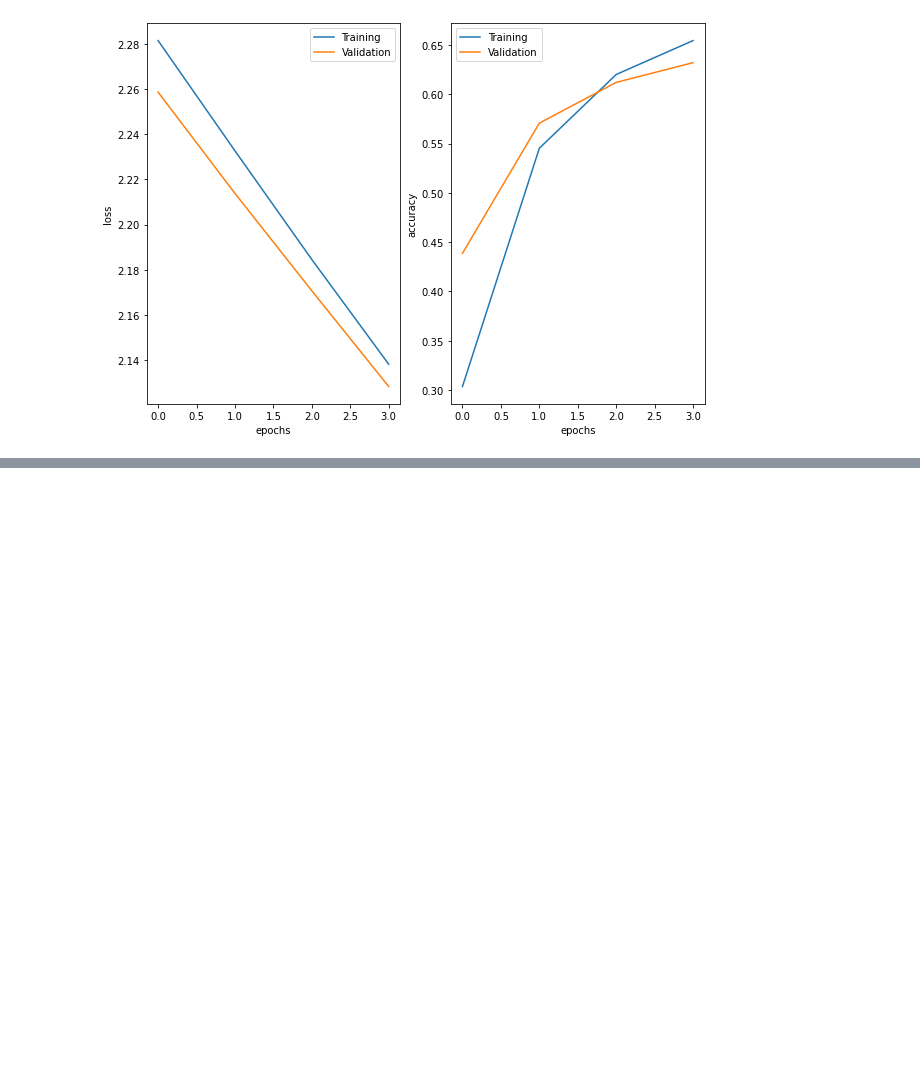
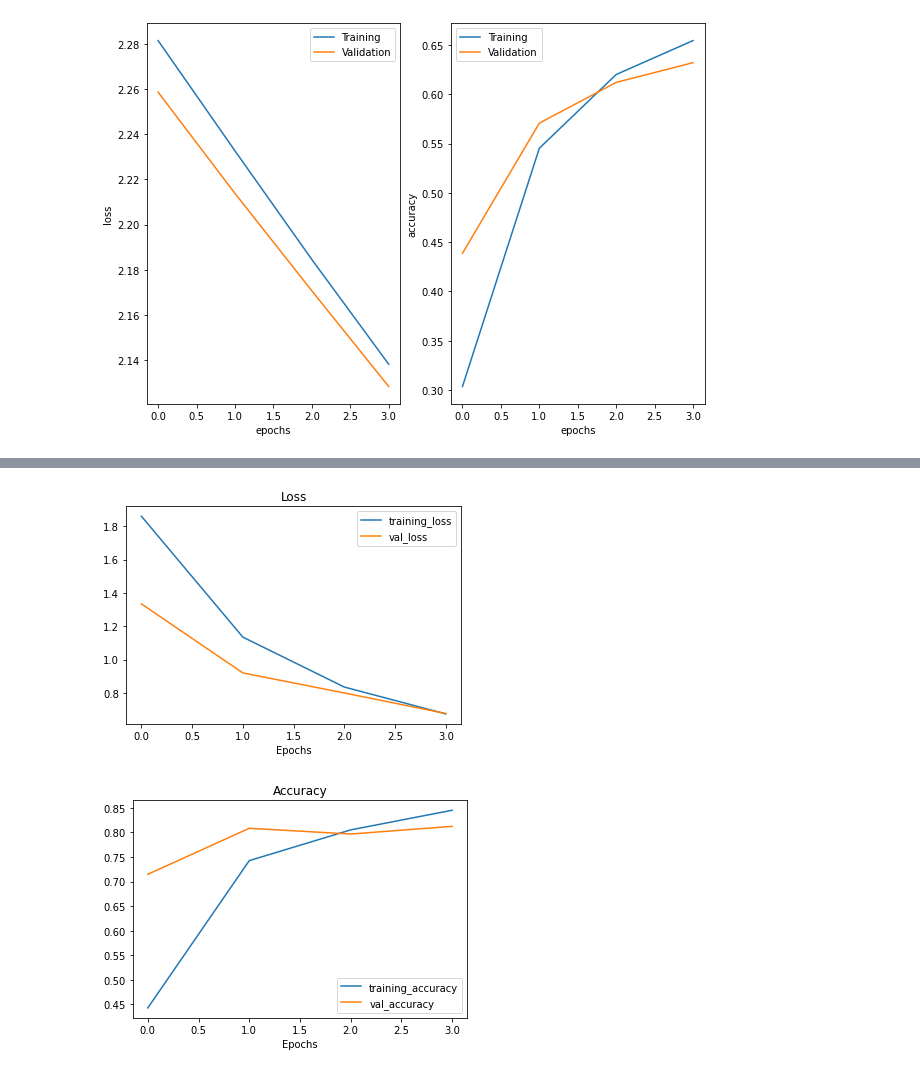
Before and after one commit to KacperKorzen/tensor-course, a Jupyter notebook: transfer_learning.ipynb, the cells around one changed output, grey strips where cells are left out. Drawn from its saved outputs; the diff is of its cells as text; code cells hidden in the pictures; blank space fills up the shorter version.

```diff
--- a/transfer_learning.ipynb
+++ b/transfer_learning.ipynb
@@ -137,0 +278,5 @@ plt.legend(["Training", "Validation"])
+# %%
+hp.plot_loss_curves(history)
+# %% [output]
+[figure, added]
+[figure, added]
```
Also changed, not shown: parts of 14 cells of this notebook.
